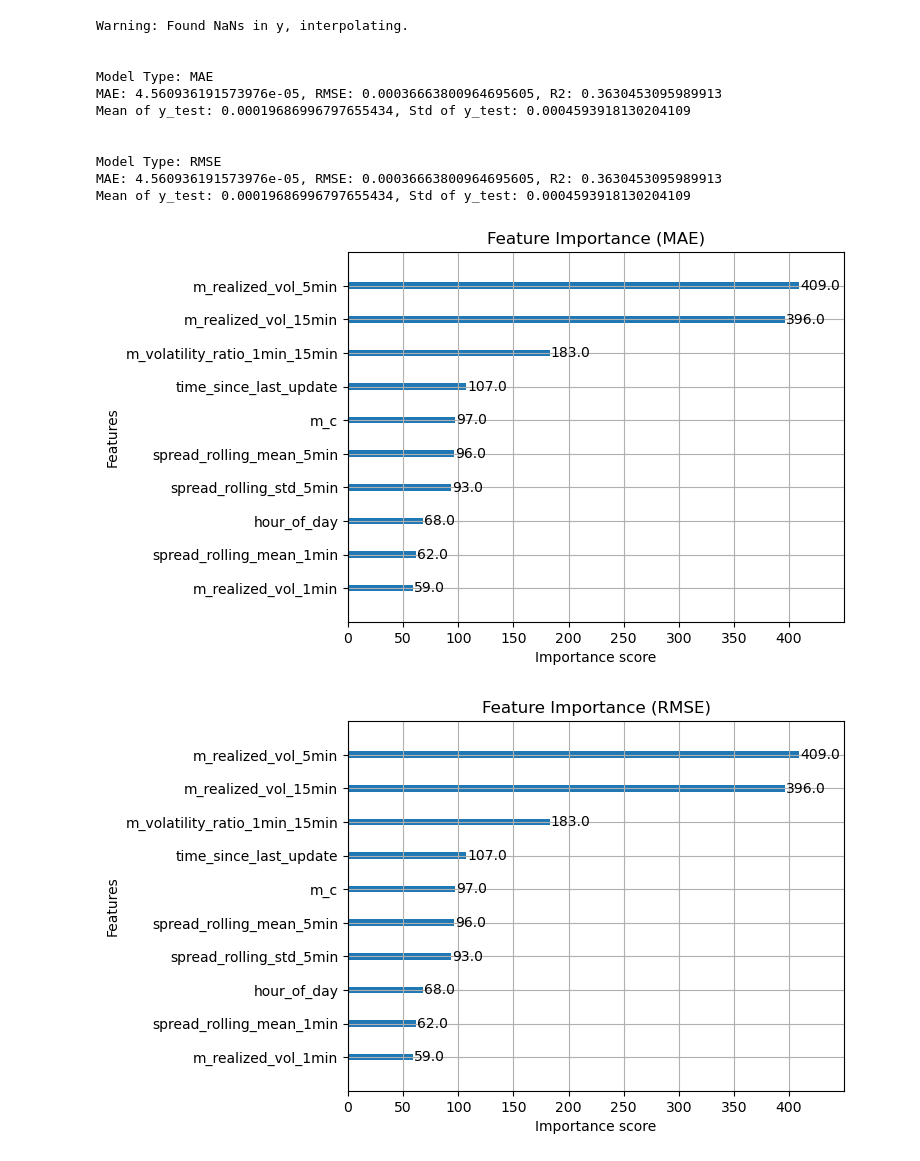
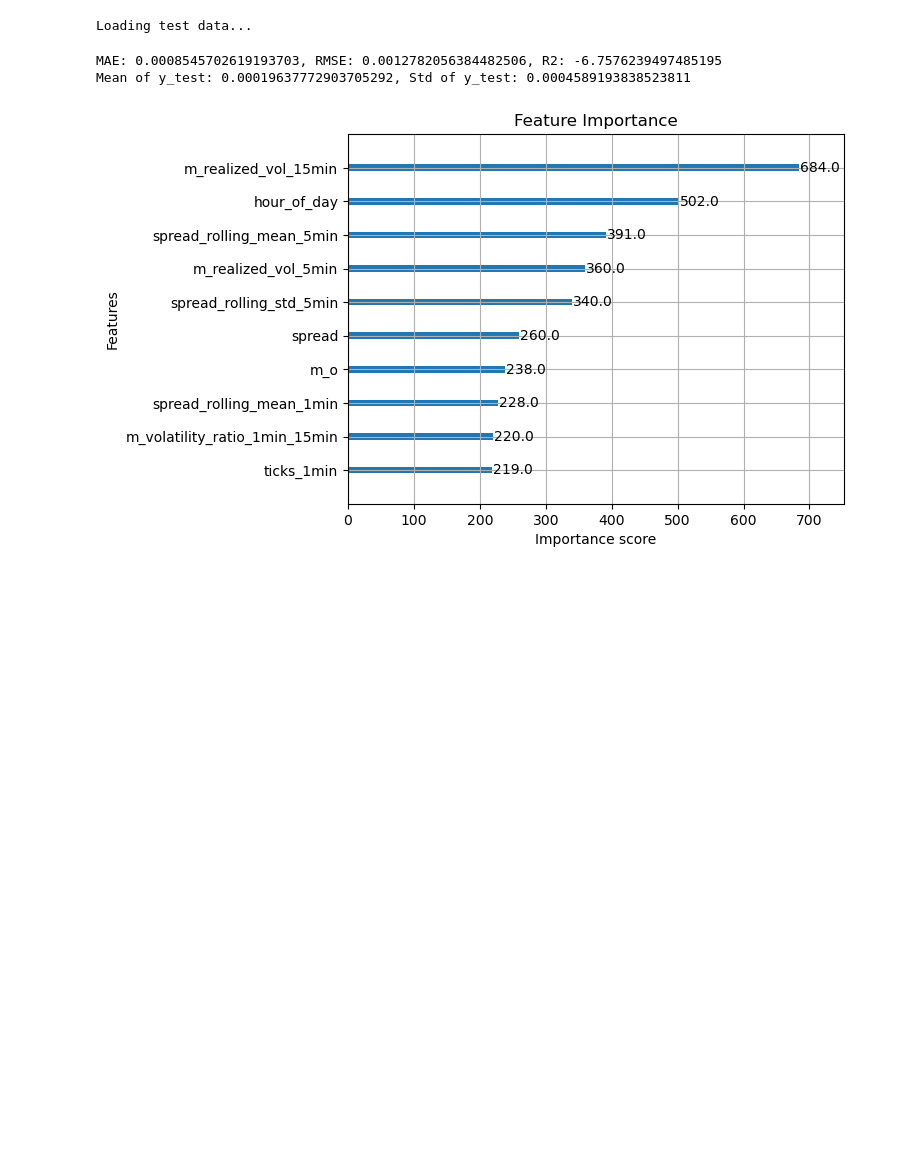
Before and after one commit to czolno/expert-sniffle-public, a Jupyter notebook: notebooks/03_var_backtest.ipynb, the cells around one changed output. Drawn from its saved outputs; the diff is of its cells as text; code cells hidden in the pictures; blank space fills up the shorter version.

Commit message:
Bad news: vol 5min model has R2 score = -7

```diff
--- a/notebooks/03_var_backtest.ipynb
+++ b/notebooks/03_var_backtest.ipynb
@@ -1,46 +7,37 @@
+# %%
+%run ../risk_estimator/config.py
+
+config = get_config()
+# %%
+%run ../risk_estimator/data_loader.py
+
+dir = config['split_dir']
+target = config['vol_target_col_name']
+
+print("Loading test data...")
+X_test, y_test = get_data(dir, 'test', target)  # Load the test data
+# %% [output]
+Loading test data...
+# %%
+model = xgb.XGBRegressor()
+model.load_model(config['vol_model_path'])  # Load the trained model
+y_pred = model.predict(X_test)
 # %%
-import xgboost as xgb
-import pandas as pd
-from sklearn.metrics import mean_absolute_error, mean_squared_error
-model_paths = { 'MAE': 'xgb_model_rv5min_MAE.json', 'RMSE': 'xgb_model_rv5min_RMSE.json' }
 
-%run ../risk_estimator/data_loader.py
-X_test, y_test = get_data('test')
-
-def load_model(model_type):
-    model = xgb.XGBRegressor()
-    model.load_model('../' + model_paths[model_type])
-    return model
-
-def report_feature_importance_and_metrics(model_type):
-    model = load_model(model_type)
-    xgb.plot_importance(model, max_num_features=10, title=f'Feature Importance ({model_type})')
-    y_pred = model.predict(X_test)
+def report_feature_importance_and_metrics():
+    xgb.plot_importance(model, max_num_features=10, title=f'Feature Importance')
     # Out-of-sample evaluation
     mae = mean_absolute_error(y_test, y_pred)
     rmse = mean_squared_error(y_test, y_pred) ** 0.5
-    r2score = model.score(X_test, y_test)
-    print(f"\n\nModel Type: {model_type}")
-    print(f"MAE: {mae}, RMSE: {rmse}, R2: {r2score}")
+    r2 = r2_score(y_test, y_pred)
+    print(f"MAE: {mae}, RMSE: {rmse}, R2: {r2}")
     print(f"Mean of y_test: {y_test.mean()}, Std of y_test: {y_test.std()}")
 
-for model_type in model_paths.keys():
-    report_feature_importance_and_metrics(model_type)
+report_feature_importance_and_metrics()
 
-# Conclusions:
-# - the two models, RMSE and MAE, have identical metrics on the test set
+# Conclusion: The realized volatility forecast is worse than just predicting the mean (negative R2 score).
 # %% [output]
-Warning: Found NaNs in y, interpolating.
-
-
-Model Type: MAE
-MAE: 4.560936191573976e-05, RMSE: 0.00036663800964695605, R2: 0.3630453095989913
-Mean of y_test: 0.00019686996797655434, Std of y_test: 0.0004593918130204109
-
-
-Model Type: RMSE
-MAE: 4.560936191573976e-05, RMSE: 0.00036663800964695605, R2: 0.3630453095989913
-Mean of y_test: 0.00019686996797655434, Std of y_test: 0.0004593918130204109
+MAE: 0.0008545702619193703, RMSE: 0.0012782056384482506, R2: -6.7576239497485195
+Mean of y_test: 0.00019637772903705292, Std of y_test: 0.0004589193838523811
-[figure, old version]
+[figure, new version]
-[figure, removed]
 # %%
```
Also changed, not shown: parts of 4 cells of this notebook, 10 other files.
